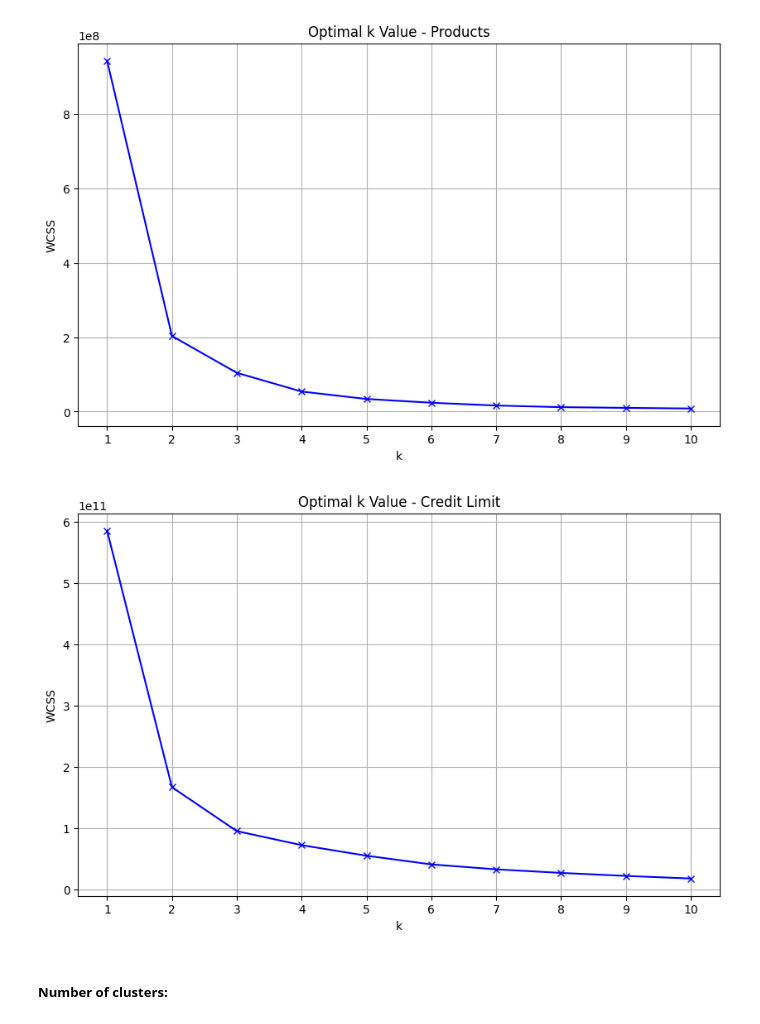
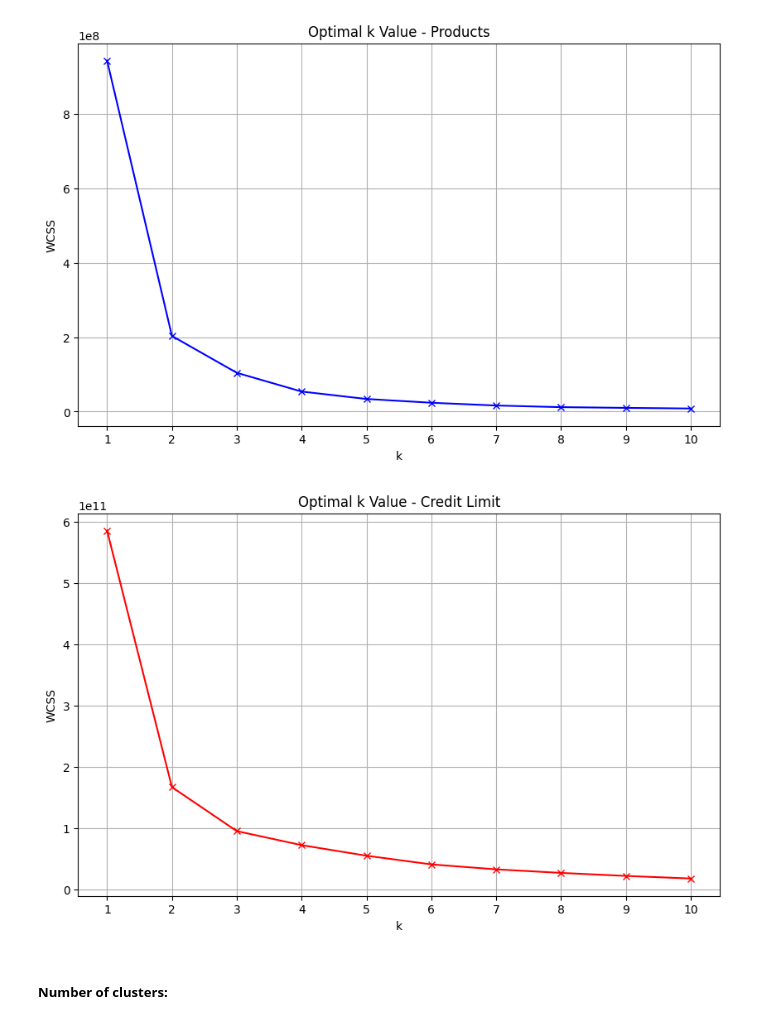
Before and after one commit to MarkLee7925/Customer-Database-Analysis, a Jupyter notebook: KMeans/CM_Products_KMeans.ipynb, the cells around one changed output. Drawn from its saved outputs; the diff is of its cells as text; code cells hidden in the pictures.

```diff
--- a/KMeans/CM_Products_KMeans.ipynb
+++ b/KMeans/CM_Products_KMeans.ipynb
@@ -899,28 +899,28 @@ plt.show()
 # %%
 # Using the "Elbow Method" - WCSS
 wcss = []
 for i in range(1, 11):
   kmeans_cred_limit = KMeans(n_clusters=i, init='k-means++', random_state=42)
   kmeans_cred_limit.fit(X_cred_limit)
   wcss.append(kmeans_cred_limit.inertia_)
 
 # Define figure
 optimal_k = plt.figure(figsize=(10,6))
 # Plot results
-optimal_k = plt.plot(range(1, 11), wcss, 'bx-')
+optimal_k = plt.plot(range(1, 11), wcss, 'rx-')
 # Adjust X-Axis range
 plt.xticks(np.arange(1, 11, 1))
 # Plot title and labels
 plt.xlabel('k')
 plt.ylabel('WCSS')
 plt.title('Optimal k Value - Credit Limit')
 # Show grid
 plt.grid(True)
 
 # Show plot
 plt.show()
 # %% [output]
-[figure, old version]
+[figure, new version]
 # %% [markdown]
 ##### **Number of clusters:**
 # %%
```
Also changed, not shown: parts of 7 cells of this notebook.
